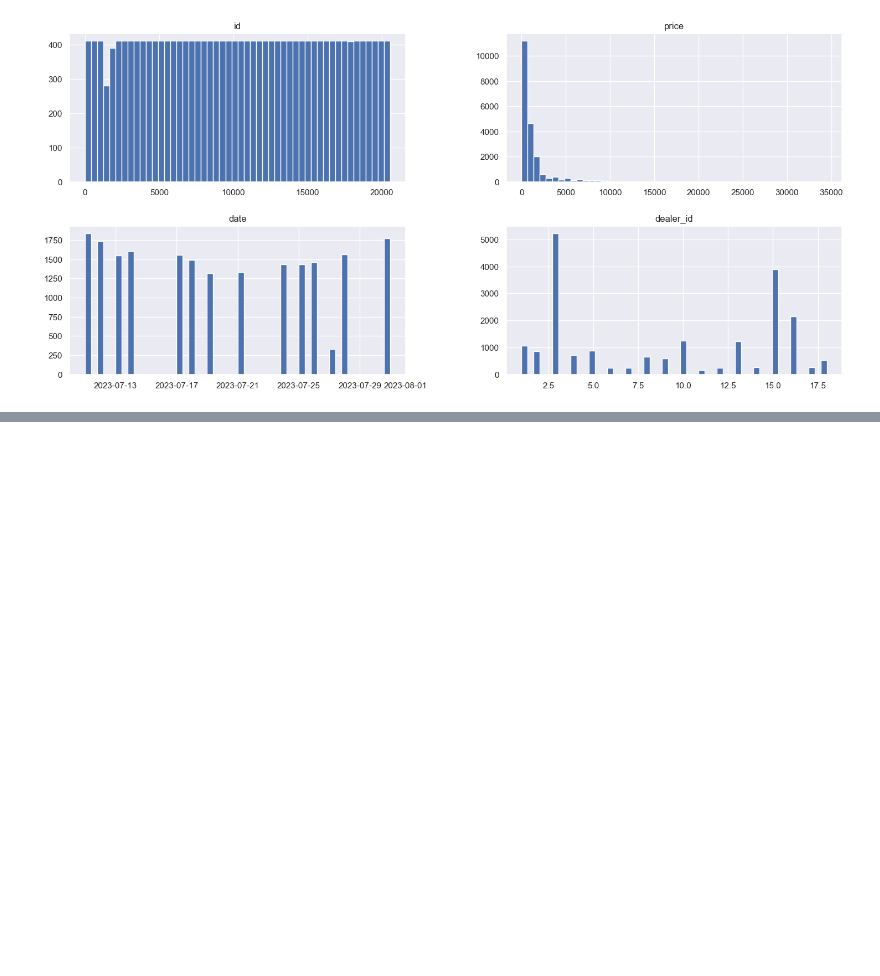
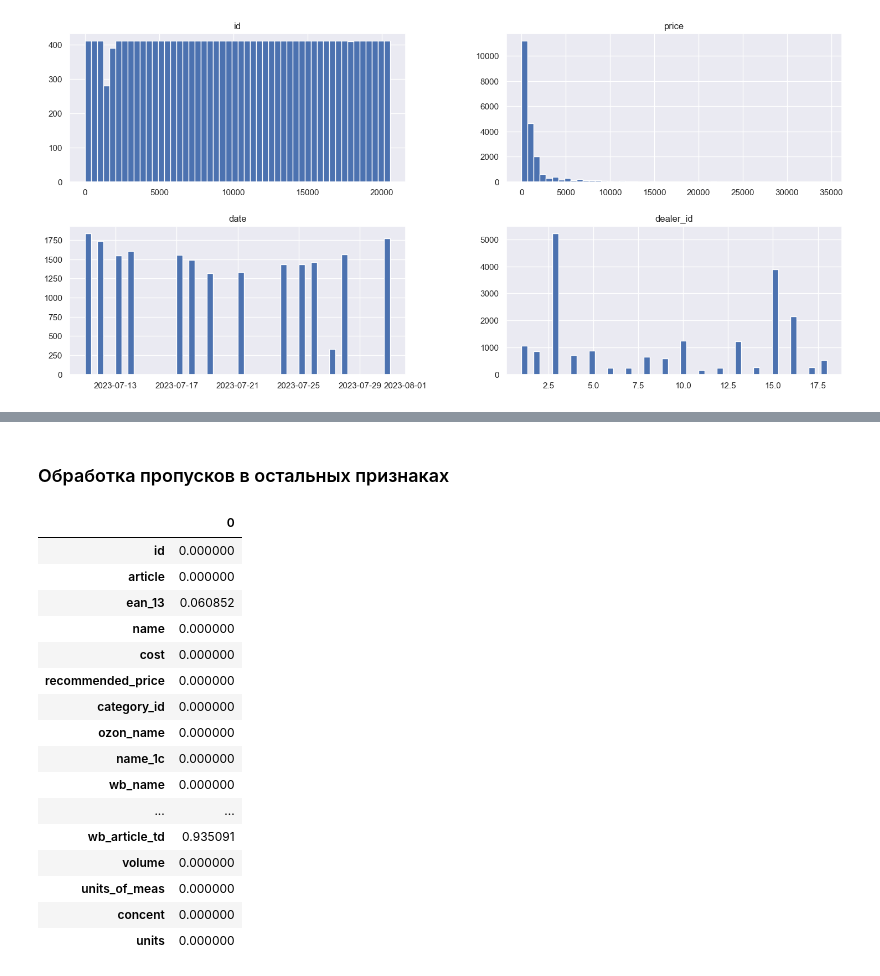
Before and after one commit to avkrickaya/Prosept_matching, a Jupyter notebook: prosept-hack-notebook-2511.ipynb, the cells around one changed output, grey strips where cells are left out. Saved outputs shown, nothing was run; the diff lists cells and outputs as text; code cells hidden in the pictures; blank space fills up the shorter version.

```diff
--- a/prosept-hack-notebook-2511.ipynb
+++ b/prosept-hack-notebook-2511.ipynb
@@ -393,0 +421,43 @@ data_products = data_products.dropna( subset=['name']).reset_index(drop=True)
+# %%
+# обнаружено, что есть лишний пробел в слове Средство "C редство"
+# вручную исправим ошибку
+data_products['ozon_name'] = data_products['ozon_name'].str.replace('C редство', 'Средство')
+data_products['name_1c'] = data_products['name_1c'].str.replace('C редство', 'Средство')
+data_products['wb_name'] = data_products['wb_name'].str.replace('C редство', 'Средство')
+data_products['name'] = data_products['name'].str.replace('C редство', 'Средство')
+# %%
+# в наименования оказались еще места, которые не были обработаны функцией и уберем эти проблемы вручную
+data_products['name'] = data_products['name'].str.replace('БЕТОНКОНТАКТготовый', 'БЕТОНКОНТАКТ готовый')
+data_products['name'] = data_products['name'].str.replace('"к', '" к')
+data_products['name'] = data_products['name'].str.replace('яблокаконцентрированное', 'яблока концентрированное')
+data_products['name'] = data_products['name'].str.replace('(сухой остаток 20%)', ' (сухой остаток 20%) ')
+data_products['name'] = data_products['name'].str.replace('.C', '. C')
+# %% [markdown]
+### Обработка пропусков в остальных признаках
+# %%
+# Заполнение пропущенных значений в категориях на основе группировки по первым 3-4 словам в названиях товаров
+data_products['category_id'].fillna(data_products['name'].apply(extract_keywords), inplace=True)
+# %%
+# Для пропусков в ценах поставим просто заглушку -1
+data_products['cost'].fillna('-1', inplace=True)
+data_products['recommended_price'].fillna('-1', inplace=True)
+# %%
+(data_products.isna().sum() / len(data_products)).to_frame().style.background_gradient()
+# %% [output]
+|  | 0 |
+| id | 0.000000 |
+| article | 0.000000 |
+| ean_13 | 0.060852 |
+| name | 0.000000 |
+| cost | 0.000000 |
+| recommended_price | 0.000000 |
+| category_id | 0.000000 |
+| ozon_name | 0.000000 |
+| name_1c | 0.000000 |
+| wb_name | 0.000000 |
+| ... | ... |
+| wb_article_td | 0.935091 |
+| volume | 0.000000 |
+| units_of_meas | 0.000000 |
+| concent | 0.000000 |
+| units | 0.000000 |
```
Also changed, not shown: parts of 90 cells of this notebook.
